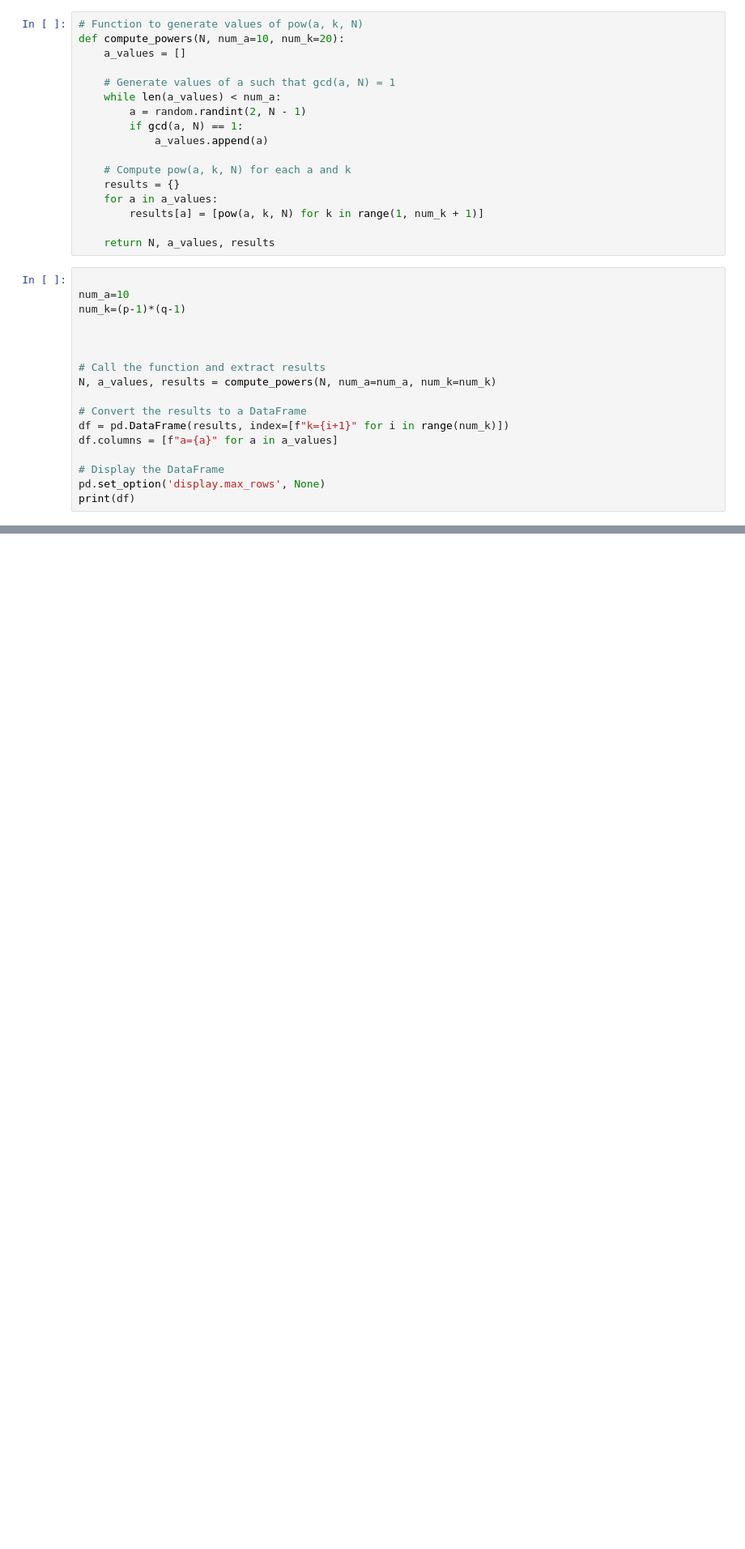
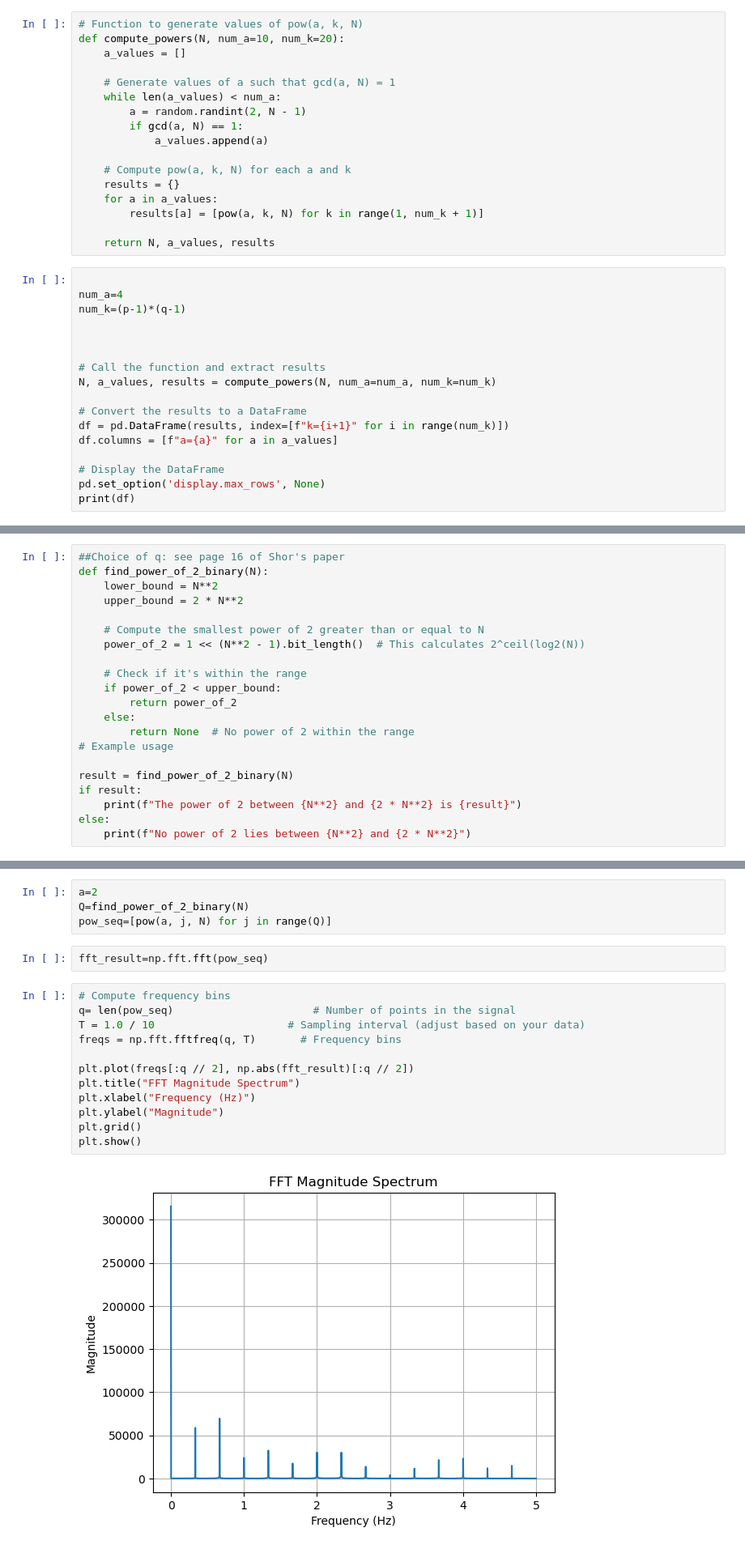
Before and after one commit to alex-smith-uwec/CS-335, a Jupyter notebook: RSA_periods.ipynb, the cells around one changed output, grey strips where cells are left out. Shown at 81% size. Drawn from its saved outputs; the diff is of its cells as text; blank space fills up the shorter version.

```diff
--- a/RSA_periods.ipynb
+++ b/RSA_periods.ipynb
@@ -34,7 +37,7 @@ def compute_powers(N, num_a=10, num_k=20):
     return N, a_values, results
 # %%
 
-num_a=10
+num_a=4
 num_k=(p-1)*(q-1)
 
 
@@ -81,0 +80,21 @@ gcd((34-10)*(34+10),N)
+# %%
+##Choice of q: see page 16 of Shor's paper
+def find_power_of_2_binary(N):
+    lower_bound = N**2
+    upper_bound = 2 * N**2
+
+    # Compute the smallest power of 2 greater than or equal to N
+    power_of_2 = 1 << (N**2 - 1).bit_length()  # This calculates 2^ceil(log2(N))
+
+    # Check if it's within the range
+    if power_of_2 < upper_bound:
+        return power_of_2
+    else:
+        return None  # No power of 2 within the range
+# Example usage
+
+result = find_power_of_2_binary(N)
+if result:
+    print(f"The power of 2 between {N**2} and {2 * N**2} is {result}")
+else:
+    print(f"No power of 2 lies between {N**2} and {2 * N**2}")
@@ -81,0 +103,20 @@ gcd((34-10)*(34+10),N)
+# %%
+a=2
+Q=find_power_of_2_binary(N)
+pow_seq=[pow(a, j, N) for j in range(Q)]
+# %%
+fft_result=np.fft.fft(pow_seq)
+# %%
+# Compute frequency bins
+q= len(pow_seq)                      # Number of points in the signal
+T = 1.0 / 10                     # Sampling interval (adjust based on your data)
+freqs = np.fft.fftfreq(q, T)       # Frequency bins
+
+plt.plot(freqs[:q // 2], np.abs(fft_result)[:q // 2])
+plt.title("FFT Magnitude Spectrum")
+plt.xlabel("Frequency (Hz)")
+plt.ylabel("Magnitude")
+plt.grid()
+plt.show()
+# %% [output]
+[figure, added]
```
Also changed, not shown: parts of 8 cells of this notebook.
